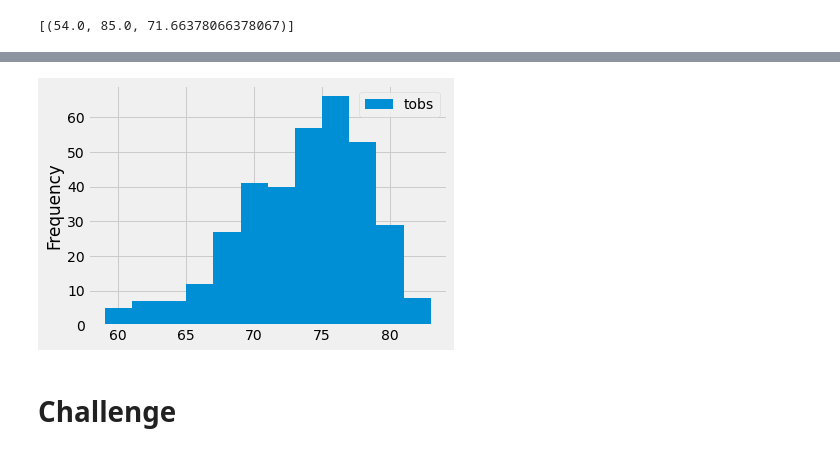
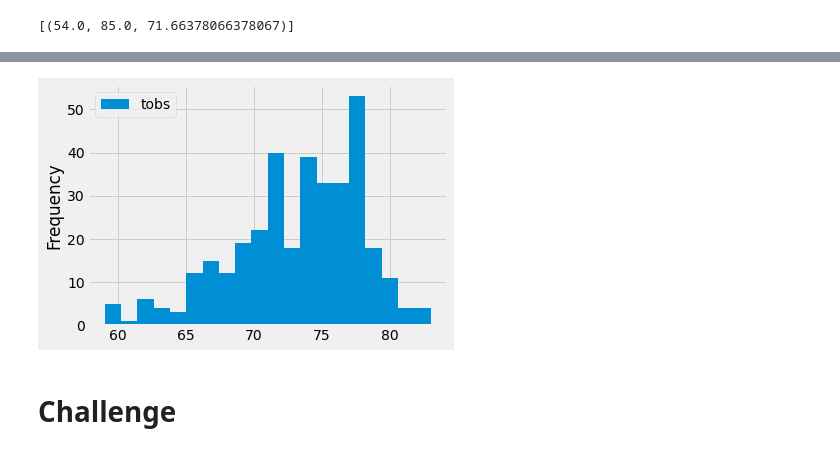
Before and after one commit to clminter/surfs_up, a Jupyter notebook: climate_analysis.ipynb, the cells around one changed output, grey strips where cells are left out. Drawn from its saved outputs; the diff is of its cells as text; code cells hidden in the pictures.

```diff
--- a/climate_analysis.ipynb
+++ b/climate_analysis.ipynb
@@ -129,10 +129,10 @@ print(df.to_string(index=False))
  76.0
  79.0
 # %%
-df.plot.hist(bins=12)
+df.plot.hist(bins=20)
 plt.tight_layout()
 # %% [output]
-[figure, old version]
+[figure, new version]
 # %%
 # Write a function called `calc_temps` that will accept start date and end date in the format '%Y-%m-%d'
 # and return the minimum, average, and maximum temperatures for that range of dates
```
Also changed, not shown: 1 other file.
